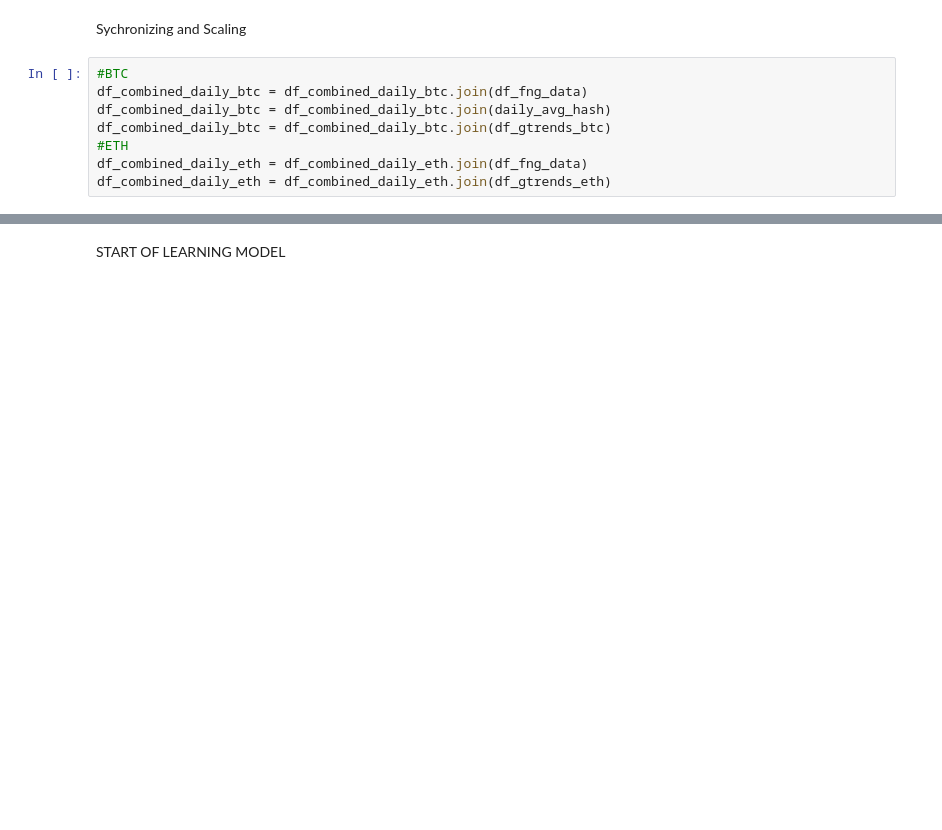
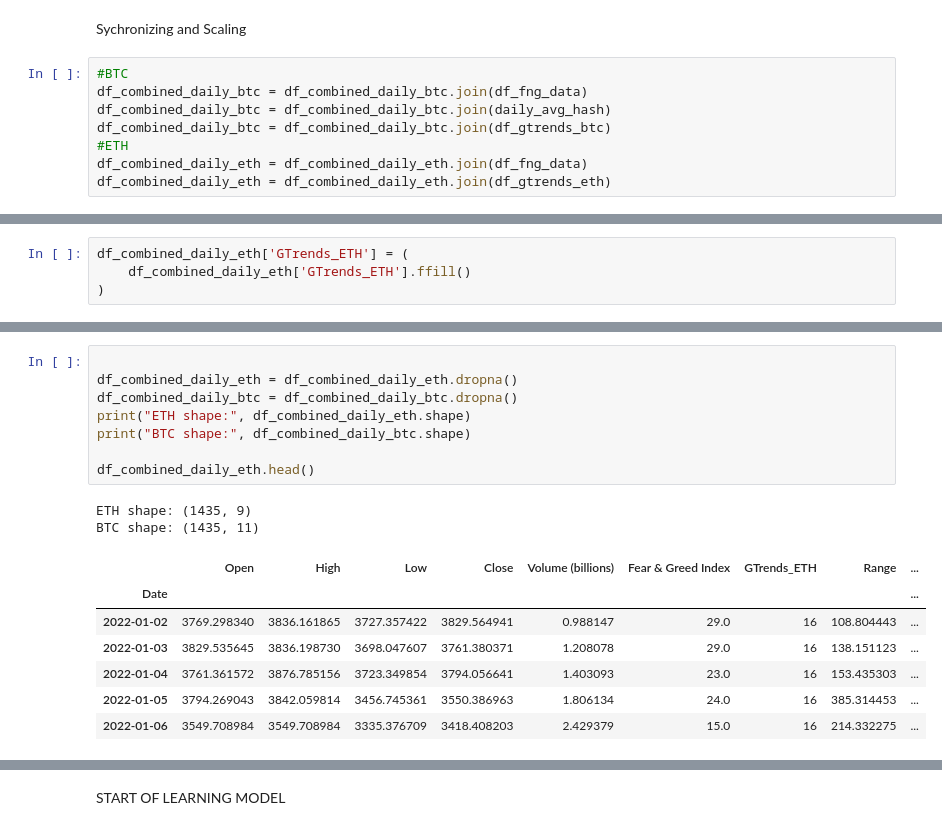
Before and after one commit to Kebinging/DSC101, a Jupyter notebook: BTCnETH Data Collection.ipynb, the cells around one changed output, grey strips where cells are left out. Drawn from its saved outputs; the diff is of its cells as text; blank space fills up the shorter version.

```diff
--- a/BTCnETH Data Collection.ipynb
+++ b/BTCnETH Data Collection.ipynb
@@ -212,2 +196,6 @@ df_combined_daily_eth = df_combined_daily_eth.join(df_gtrends_eth)
+# %%
+df_combined_daily_eth['GTrends_ETH'] = (
+    df_combined_daily_eth['GTrends_ETH'].ffill()
+)
 # %%
 
@@ -262,0 +297,18 @@ memory usage: 77.1 KB
+# %%
+
+df_combined_daily_eth = df_combined_daily_eth.dropna()
+df_combined_daily_btc = df_combined_daily_btc.dropna()
+print("ETH shape:", df_combined_daily_eth.shape)
+print("BTC shape:", df_combined_daily_btc.shape)
+
+df_combined_daily_eth.head()
+# %% [output]
+ETH shape: (1435, 9)
+BTC shape: (1435, 11)
+|  | Open | High | Low | Close | Volume (billions) | Fear & Greed Index | GTrends_ETH | Range | ... |
+| Date |  |  |  |  |  |  |  |  | ... |
+| 2022-01-02 | 3769.298340 | 3836.161865 | 3727.357422 | 3829.564941 | 0.988147 | 29.0 | 16 | 108.804443 | ... |
+| 2022-01-03 | 3829.535645 | 3836.198730 | 3698.047607 | 3761.380371 | 1.208078 | 29.0 | 16 | 138.151123 | ... |
+| 2022-01-04 | 3761.361572 | 3876.785156 | 3723.349854 | 3794.056641 | 1.403093 | 23.0 | 16 | 153.435303 | ... |
+| 2022-01-05 | 3794.269043 | 3842.059814 | 3456.745361 | 3550.386963 | 1.806134 | 24.0 | 16 | 385.314453 | ... |
+| 2022-01-06 | 3549.708984 | 3549.708984 | 3335.376709 | 3418.408203 | 2.429379 | 15.0 | 16 | 214.332275 | ... |
```
Also changed, not shown: parts of 42 cells of this notebook, 5 other files.
